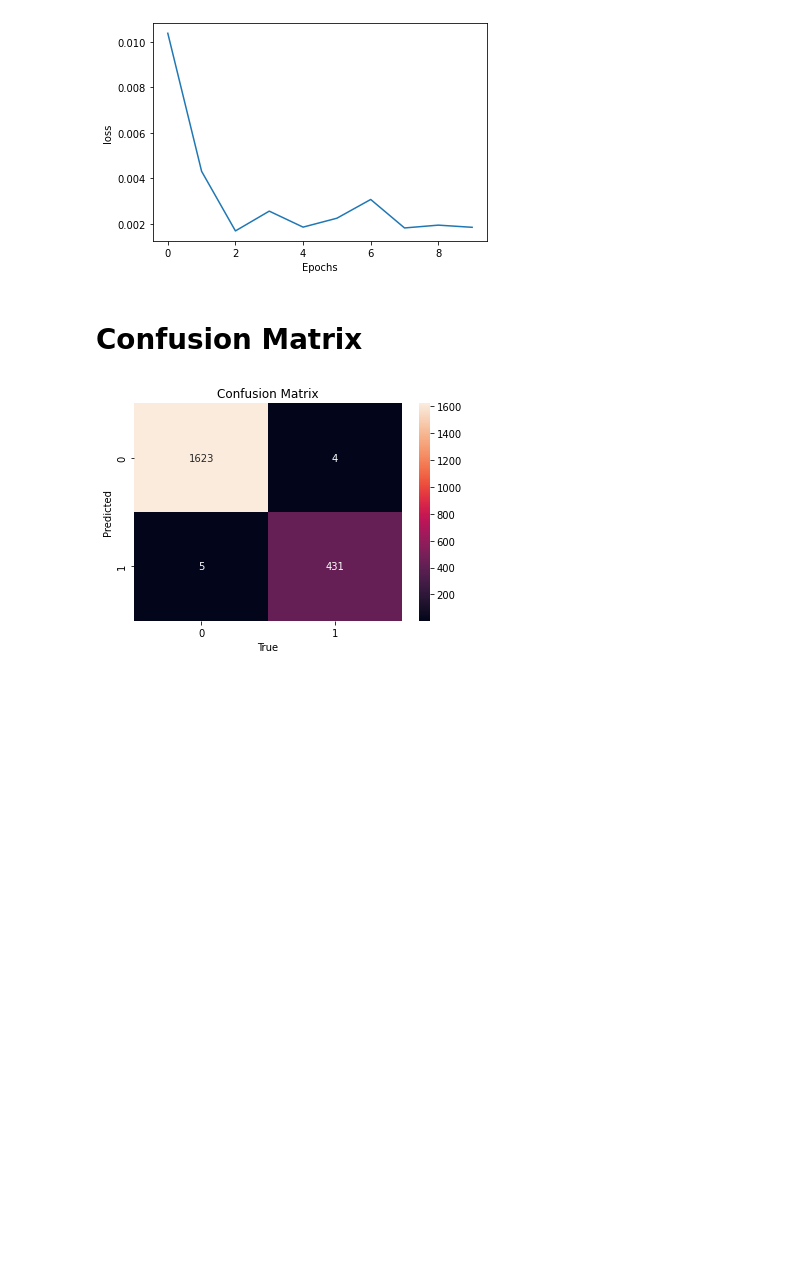
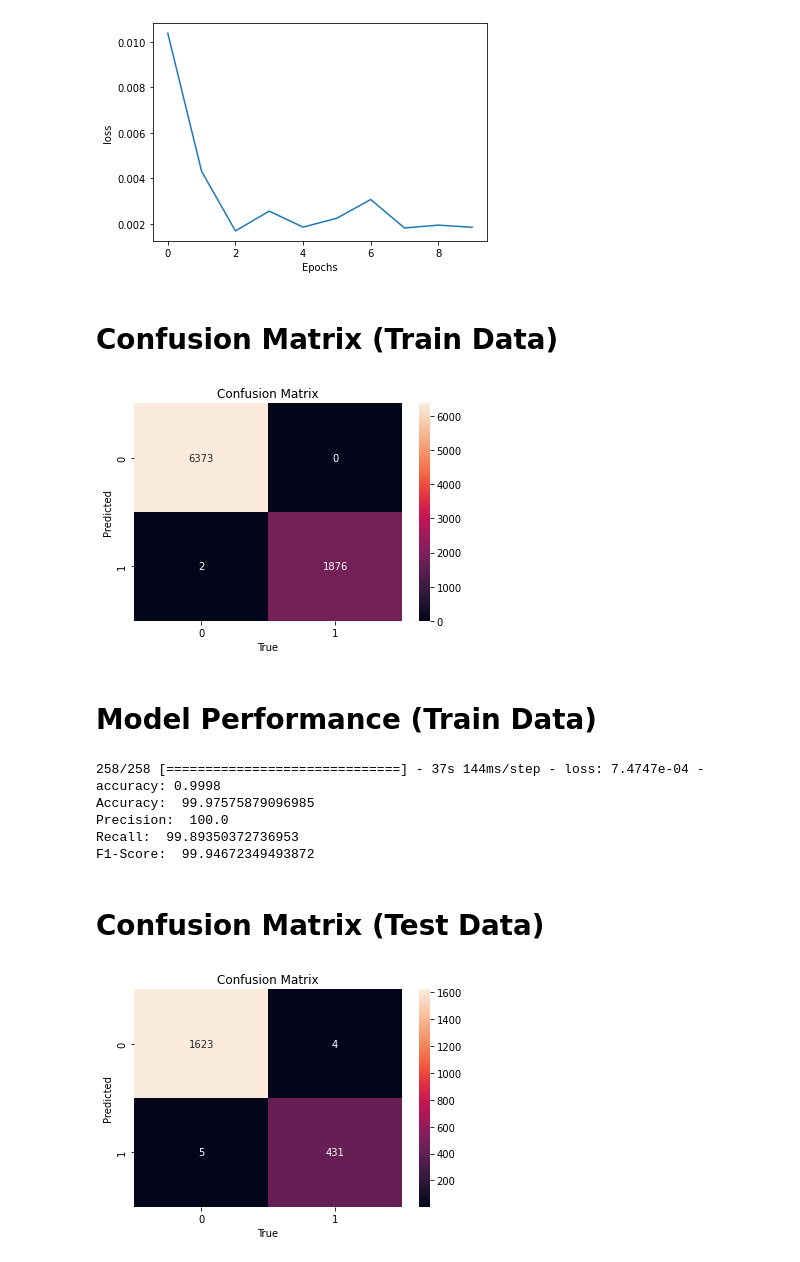
Before and after one commit to Ttasmiyah/Soft-Computing-CSE-4238, a Jupyter notebook: Assignment 3/170104033.ipynb, the cells around one changed output. Cells and saved outputs as stored; diff of their text form; code cells hidden in the pictures; blank space fills up the shorter version.

```diff
--- a/Assignment 3/170104033.ipynb
+++ b/Assignment 3/170104033.ipynb
@@ -237,7 +237,40 @@ plot_graphs(history, 'loss')
 [figure]
 [figure]
 # %% [markdown]
-# Confusion Matrix
+# Confusion Matrix (Train Data)
+# %%
+y_pred = model.predict(pad_train)
+
+new_y_pred = np.argmax(y_pred, axis=1)
+new_y_train = np.argmax(y_train, axis=1)
+
+sb.heatmap(confusion_matrix(new_y_train, new_y_pred), annot = True, fmt = 'g')
+plt.title('Confusion Matrix')
+plt.ylabel('Predicted')
+plt.xlabel('True')
+plt.show()
+# %% [output]
+[figure, added]
+# %% [markdown]
+# Model Performance (Train Data)
+# %%
+evaluation = model.evaluate(pad_train,y_train)
+accuracy = evaluation[1] * 100
+precision =   precision_score(new_y_train, new_y_pred) * 100
+recall =  recall_score(new_y_train, new_y_pred) * 100
+f1_score =  f1_score(new_y_train, new_y_pred) * 100
+print("Accuracy: ", accuracy)
+print("Precision: ", precision)
+print("Recall: ", recall)
+print("F1-Score: ", f1_score)
+# %% [output]
+258/258 [==============================] - 37s 144ms/step - loss: 7.4747e-04 - accuracy: 0.9998
+Accuracy:  99.97575879096985
+Precision:  100.0
+Recall:  99.89350372736953
+F1-Score:  99.94672349493872
+# %% [markdown]
+# Confusion Matrix (Test Data)
 # %%
 y_pred = model.predict(pad_test)
 
```
Also changed, not shown: parts of 1 cell of this notebook.
